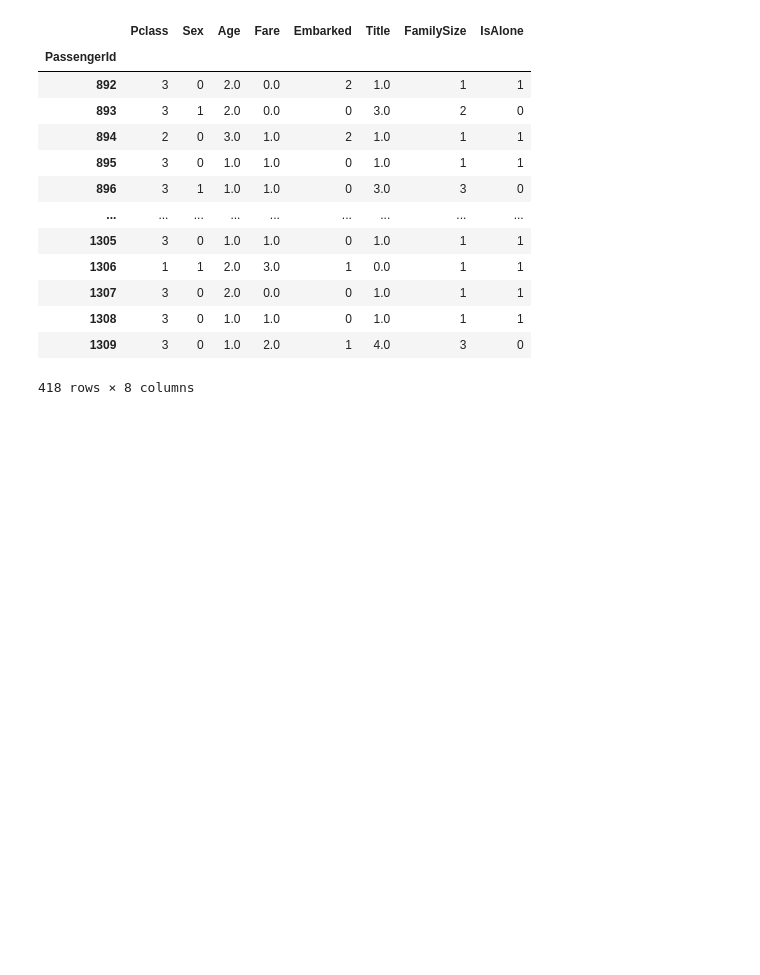
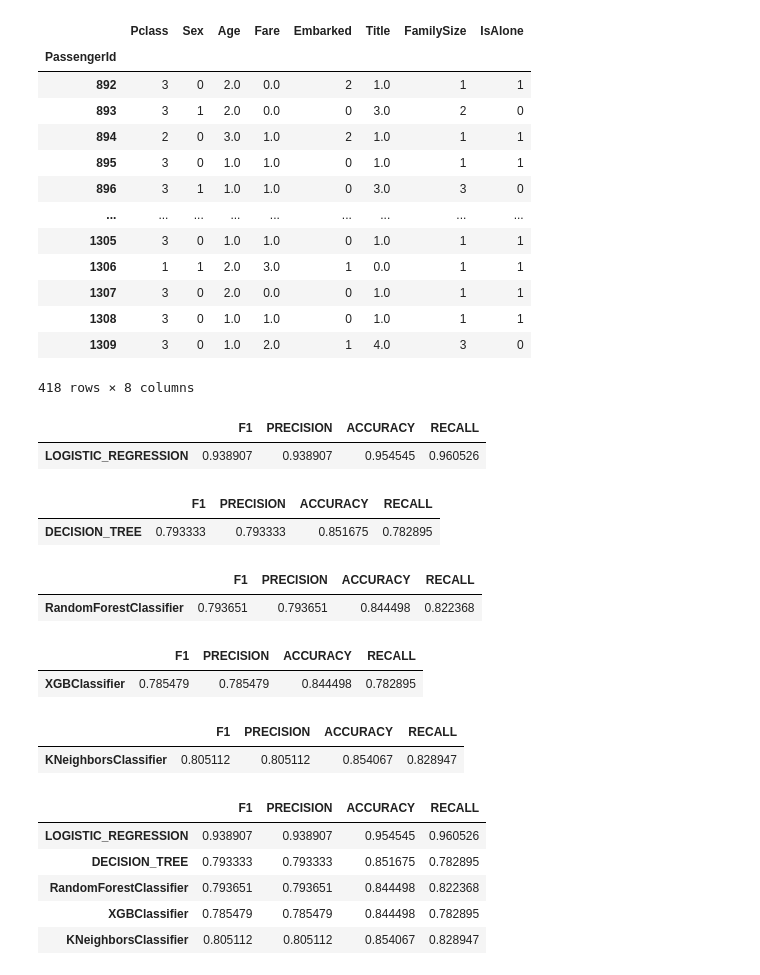
Before and after one commit to isoori/Titanic-Machine-Learning-from-Disaster, a Jupyter notebook: Untitled.ipynb, the cells around one changed output. Cells and saved outputs as stored; diff of their text form; code cells hidden in the pictures; blank space fills up the shorter version.

```diff
--- a/Untitled.ipynb
+++ b/Untitled.ipynb
@@ -357,0 +369,75 @@ features = df.drop('Survived')
+# %%
+lg = LogisticRegression()
+lg.fit(features,target)
+prediction = lg.predict(dff)
+F1 = f1_score(TEST['Survived'],prediction)
+PRECISION = f1_score(TEST['Survived'],prediction)
+RECALL = recall_score(TEST['Survived'],prediction)
+ACCURACY = accuracy_score(TEST['Survived'],prediction)
+m1= pd.DataFrame({'F1':F1,'PRECISION':PRECISION,'ACCURACY':ACCURACY,"RECALL":RECALL},index=['LOGISTIC_REGRESSION'])
+m1
+# %% [output]
+|  | F1 | PRECISION | ACCURACY | RECALL |
+| LOGISTIC_REGRESSION | 0.938907 | 0.938907 | 0.954545 | 0.960526 |
+# %%
+tree = DecisionTreeClassifier()
+tree.fit(features,target)
+prediction = tree.predict(dff)
+F1 = f1_score(TEST['Survived'],prediction)
+PRECISION = f1_score(TEST['Survived'],prediction)
+RECALL = recall_score(TEST['Survived'],prediction)
+ACCURACY = accuracy_score(TEST['Survived'],prediction)
+m2= pd.DataFrame({'F1':F1,'PRECISION':PRECISION,'ACCURACY':ACCURACY,"RECALL":RECALL},index=['DECISION_TREE'])
+m2
+# %% [output]
+|  | F1 | PRECISION | ACCURACY | RECALL |
+| DECISION_TREE | 0.793333 | 0.793333 | 0.851675 | 0.782895 |
+# %%
+forest = RandomForestClassifier()
+forest.fit(features,target)
+prediction = forest.predict(dff)
+F1 = f1_score(TEST['Survived'],prediction)
+PRECISION = f1_score(TEST['Survived'],prediction)
+RECALL = recall_score(TEST['Survived'],prediction)
+ACCURACY = accuracy_score(TEST['Survived'],prediction)
+m3= pd.DataFrame({'F1':F1,'PRECISION':PRECISION,'ACCURACY':ACCURACY,"RECALL":RECALL},index=['RandomForestClassifier'])
+m3
+# %% [output]
+|  | F1 | PRECISION | ACCURACY | RECALL |
+| RandomForestClassifier | 0.793651 | 0.793651 | 0.844498 | 0.822368 |
+# %%
+xgb = XGBClassifier()
+xgb.fit(features,target)
+prediction = xgb.predict(dff)
+F1 = f1_score(TEST['Survived'],prediction)
+PRECISION = f1_score(TEST['Survived'],prediction)
+RECALL = recall_score(TEST['Survived'],prediction)
+ACCURACY = accuracy_score(TEST['Survived'],prediction)
+m4= pd.DataFrame({'F1':F1,'PRECISION':PRECISION,'ACCURACY':ACCURACY,"RECALL":RECALL},index=['XGBClassifier'])
+m4
+# %% [output]
+|  | F1 | PRECISION | ACCURACY | RECALL |
+| XGBClassifier | 0.785479 | 0.785479 | 0.844498 | 0.782895 |
+# %%
+knn = KNeighborsClassifier()
+knn.fit(features,target)
+prediction = knn.predict(dff)
+F1 = f1_score(TEST['Survived'],prediction)
+PRECISION = f1_score(TEST['Survived'],prediction)
+RECALL = recall_score(TEST['Survived'],prediction)
+ACCURACY = accuracy_score(TEST['Survived'],prediction)
+m5= pd.DataFrame({'F1':F1,'PRECISION':PRECISION,'ACCURACY':ACCURACY,"RECALL":RECALL},index=['KNeighborsClassifier'])
+m5
+# %% [output]
+|  | F1 | PRECISION | ACCURACY | RECALL |
+| KNeighborsClassifier | 0.805112 | 0.805112 | 0.854067 | 0.828947 |
+# %%
+result = pd.concat([m1,m2,m3,m4,m5],axis=0)
+result
+# %% [output]
+|  | F1 | PRECISION | ACCURACY | RECALL |
+| LOGISTIC_REGRESSION | 0.938907 | 0.938907 | 0.954545 | 0.960526 |
+| DECISION_TREE | 0.793333 | 0.793333 | 0.851675 | 0.782895 |
+| RandomForestClassifier | 0.793651 | 0.793651 | 0.844498 | 0.822368 |
+| XGBClassifier | 0.785479 | 0.785479 | 0.844498 | 0.782895 |
+| KNeighborsClassifier | 0.805112 | 0.805112 | 0.854067 | 0.828947 |
```
Also changed, not shown: parts of 3 cells of this notebook.
